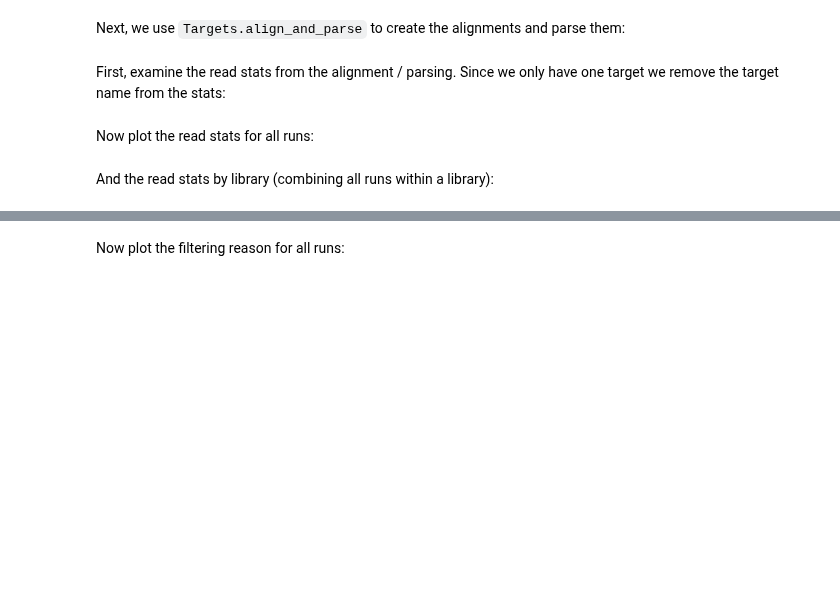
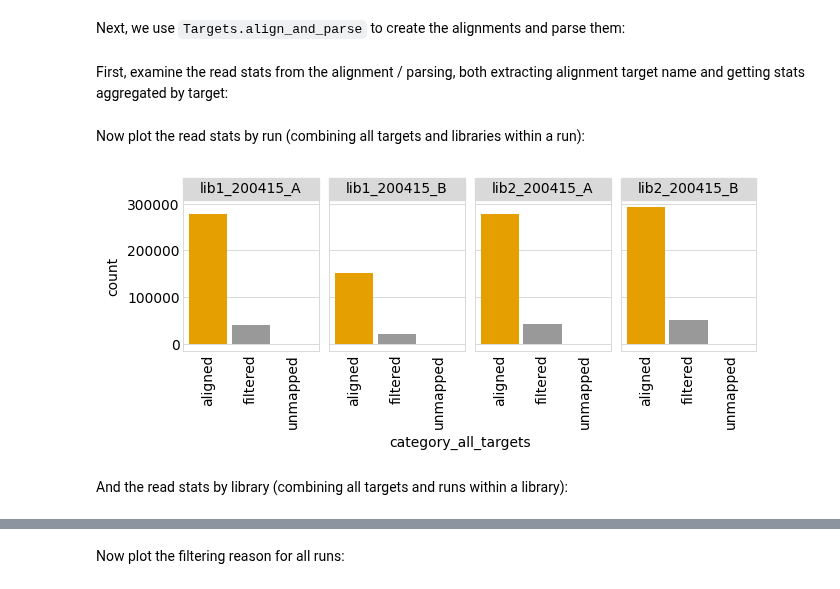
Before and after one commit to jbloomlab/SARS-CoV-2-RBD_DMS, a Jupyter notebook: process_ccs.ipynb, the cells around one changed output, grey strips where cells are left out. Drawn from its saved outputs; the diff is of its cells as text; code cells hidden in the pictures; blank space fills up the shorter version.

Commit message:
successfully run `process_ccs` for multiple targets
Downstream rules after `process_ccs` still need to be re-factored for the multiple targets.

```diff
--- a/process_ccs.ipynb
+++ b/process_ccs.ipynb
@@ -190,35 +205,39 @@ readstats, aligned, filtered = targets.align_and_parse(
         ncpus=config['max_cpus'],
         )
 # %% [markdown]
-First, examine the read stats from the alignment / parsing.
-Since we only have one target we remove the target name from the stats:
+First, examine the read stats from the alignment / parsing, both extracting alignment target name and getting stats aggregated by target:
 # %%
-assert len(targets.targets) == 1, 'do not do this if multiple targets'
-
 readstats = (
     readstats
-    .assign(category=lambda x: x['category'].str.split().str[0],
-            valid=lambda x: x['category'] == 'aligned')
+    .assign(category_all_targets=lambda x: x['category'].str.split().str[0],
+            target=lambda x: x['category'].str.split(None, 1).str[1],
+            valid=lambda x: x['category_all_targets'] == 'aligned')
     )
 # %% [markdown]
-Now plot the read stats for all runs:
+Now plot the read stats by run (combining all targets and libraries within a run):
 # %%
 ncol = 7
 p = (
-    ggplot(readstats, aes('category', 'count', fill='valid')) +
+    ggplot(readstats
+           .groupby(['name', 'category_all_targets', 'valid'])
+           .aggregate({'count': 'sum'})
+           .reset_index(),
+           aes('category_all_targets', 'count', fill='valid')) +
     geom_bar(stat='identity') +
     facet_wrap('~ name', ncol=ncol) +
     theme(axis_text_x=element_text(angle=90),
           figure_size=(1.85 * min(ncol, len(pacbio_runs)),
                        2 * math.ceil(len(pacbio_runs) / ncol)),
           panel_grid_major_x=element_blank(),
           legend_position='none',
           ) +
     scale_fill_manual(values=CBPALETTE)
     )
 _ = p.draw()
+# %% [output]
+[figure, added]
 # %% [markdown]
-And the read stats by library (combining all runs within a library):
+And the read stats by library (combining all targets and runs within a library):
 # %%
 p = (
     ggplot(readstats
```
Also changed, not shown: parts of 16 cells of this notebook, 12 other files.
